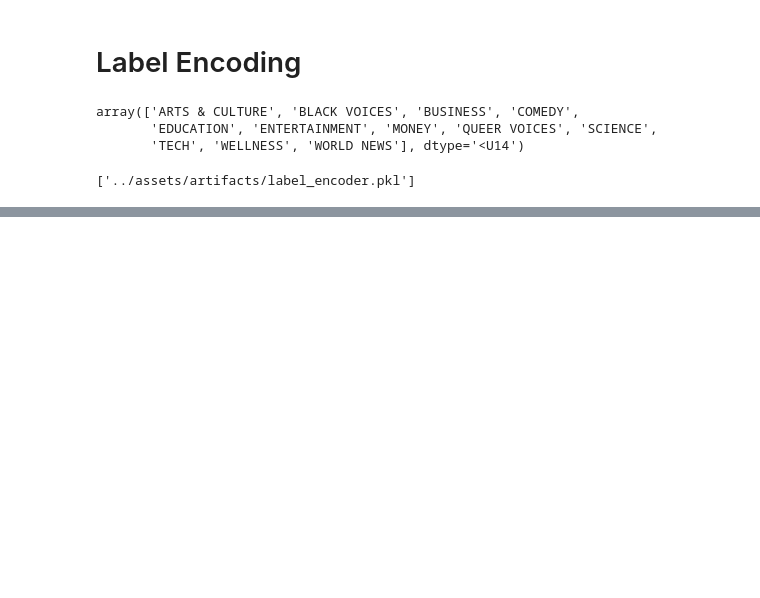
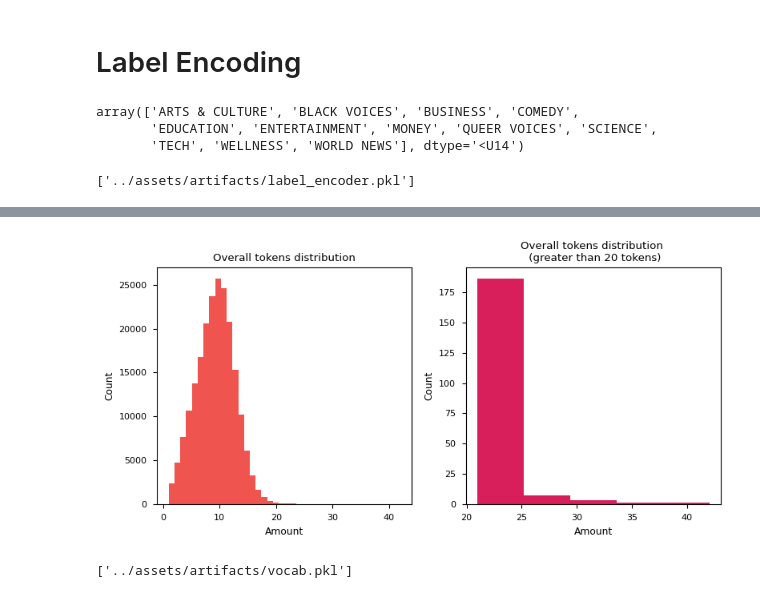
Before and after one commit to naomilago/news_classifications, a Jupyter notebook: notebooks/Preprocessing.ipynb, the cells around one changed output, grey strips where cells are left out. Saved outputs shown, nothing was run; the diff lists cells and outputs as text; code cells hidden in the pictures; blank space fills up the shorter version.

```diff
--- a/notebooks/Preprocessing.ipynb
+++ b/notebooks/Preprocessing.ipynb
@@ -212,0 +213,5 @@ df.sample(5)
+# %%
+df = pd.read_json('../assets/data/news_dataset.json', lines=True)
+
+if len(df) != 0:
+    logger.info(f'Dataframe imported successfully with a length of {len(df)} 🎉')
@@ -212,0 +222,25 @@ df.sample(5)
+# %%
+aux = df.copy(deep=True)
+aux['tl'] = aux.tokens.apply(lambda x: len(x))
+aux = aux.tl.tolist()
+
+fig, (ax1, ax2) = plt.subplots(1, 2, figsize=(8, 4))
+ax1.hist(aux, bins=40, color='#f0544f')
+ax1.set_title('Overall tokens distribution')
+ax1.set_xlabel('Amount')
+ax1.set_ylabel('Count')
+
+aux2 = df.copy(deep=True)
+aux2['tl'] = aux2.tokens.apply(lambda x: len(x))
+aux2 = aux2.query('tl > 20')
+aux2 = aux2.tl.tolist()
+
+ax2.hist(aux2, bins=5, color='#d81e5b')
+ax2.set_title('Overall tokens distribution \n (greater than 20 tokens)')
+ax2.set_xlabel('Amount')
+ax2.set_ylabel('Count')
+
+plt.tight_layout()
+plt.show()
+# %% [output]
+[figure, added]
@@ -212,0 +257,4 @@ df.sample(5)
+# %%
+joblib.dump(value=vocab, filename='../assets/artifacts/vocab.pkl', compress=True)
+# %% [output]
+['../assets/artifacts/vocab.pkl']
```
Also changed, not shown: parts of 8 cells of this notebook, 3 other files.
